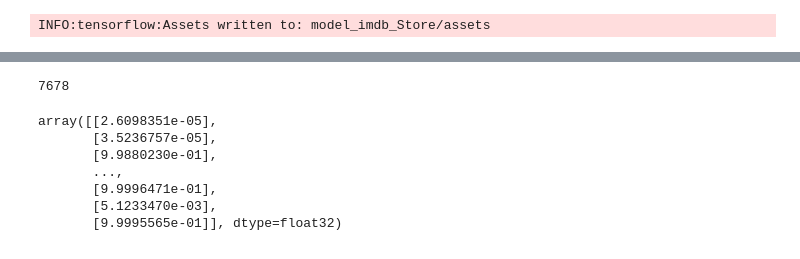
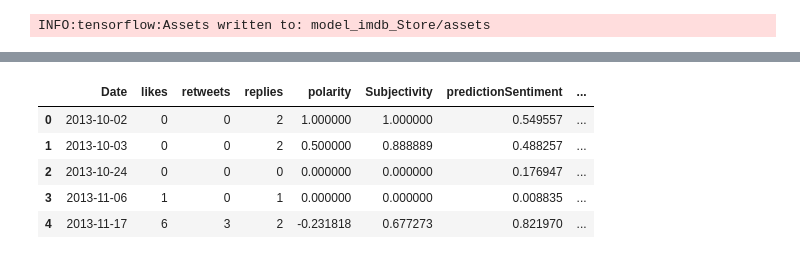
Before and after one commit to abhinao007/Code-tensorflow, a Jupyter notebook: ML_project_1.ipynb, the cells around one changed output, grey strips where cells are left out. Drawn from its saved outputs; the diff is of its cells as text; code cells hidden in the pictures.

```diff
--- a/ML_project_1.ipynb
+++ b/ML_project_1.ipynb
@@ -346,7 +335,7 @@ df_k = df_j.groupby('Date', as_index=False).agg(Sum1=('Missed','sum'),
 # %%
 from tensorflow.keras.preprocessing.text import Tokenizer
-max_len = 500
-tok = Tokenizer(num_words=20000)
+max_len = 160
+tok = Tokenizer(num_words=2000)
 tok.fit_on_texts(phrases)
 sequences = tok.texts_to_sequences(phrases)
 from tensorflow.keras.preprocessing import sequence
@@ -371,12 +360,12 @@ inputs = keras.Input(shape=(None,), dtype="int32")
 
 # Embed each integer in a 128-dimensional vector
 model.add(inputs)
-model.add(Embedding(50000, 32))
-model.add(LSTM(128, return_sequences=True))
+model.add(Embedding(5000, 32))
+model.add(LSTM(64, return_sequences=True))
 model.add(Dropout(0.6))
-model.add(LSTM(128, return_sequences=True))
+model.add(LSTM(64, return_sequences=True))
 model.add(Dropout(0.6))
-model.add(LSTM(128))
+model.add(LSTM(64))
 
 # Add a classifier
 model.add(Dense(1, activation="sigmoid"))
@@ -460,7 +444,7 @@ Name: text, Length: 15995, dtype: object
 # %%
 #using the sentiment created by the model to feed into twitter data to use as one of the features in recommendation
 max_len = 500
-tok = Tokenizer(num_words=20000)
-tok.fit_on_texts(df["text"])
-sequences_imdb = tok.texts_to_sequences(df["text"])
+tok = Tokenizer(num_words=2000)
+tok.fit_on_texts(df_j["text"])
+sequences_imdb = tok.texts_to_sequences(df_j["text"])
 sequences_matrix_imdb = sequence.pad_sequences(sequences_imdb,maxlen=max_len)
@@ -477,4 +471,4 @@ array([[0.6760435 ],
 # %%
 import pandas as pd
-pred_twt= pd.DataFrame(preds)
+df_j["predictionSentiment"]= pd.DataFrame(preds)
 # %%
@@ -553,14 +493,21 @@ array([    0,     0,     0,     0,     0,     0,     0,     0,     0,
-# %%
-n
-# %% [output]
-7678
-# %%
-preds
-# %% [output]
-array([[2.6098351e-05],
-       [3.5236757e-05],
-       [9.9880230e-01],
-       ...,
-       [9.9996471e-01],
-       [5.1233470e-03],
-       [9.9995565e-01]], dtype=float32)
+# %%
+df_j_subset = df_j[["Date",  "replies", "likes", "retweets", "polarity", "Subjectivity", "predictionSentiment" ,"PercentageChange" ]]
+df_j_subset.head()
+#Subseting data for fitting to the model
+
+df_rec = df_j_subset.groupby('Date', as_index=False).agg(likes=('likes','sum'),
+                                            retweets= ('retweets','sum'),
+                                            replies= ('replies','sum'),
+                                            polarity= ('polarity','mean'),
+                                            Subjectivity= ('Subjectivity','mean'),
+                                            predictionSentiment= ('predictionSentiment','mean'),
+                                            PercentageChangeAverage=('PercentageChange','mean'))
+
+df_rec.head()
+# %% [output]
+|  | Date | likes | retweets | replies | polarity | Subjectivity | predictionSentiment | ... |
+| 0 | 2013-10-02 | 0 | 0 | 2 | 1.000000 | 1.000000 | 0.549557 | ... |
+| 1 | 2013-10-03 | 0 | 0 | 2 | 0.500000 | 0.888889 | 0.488257 | ... |
+| 2 | 2013-10-24 | 0 | 0 | 0 | 0.000000 | 0.000000 | 0.176947 | ... |
+| 3 | 2013-11-06 | 1 | 0 | 1 | 0.000000 | 0.000000 | 0.008835 | ... |
+| 4 | 2013-11-17 | 6 | 3 | 2 | -0.231818 | 0.677273 | 0.821970 | ... |
```
Also changed, not shown: parts of 29 cells of this notebook.
